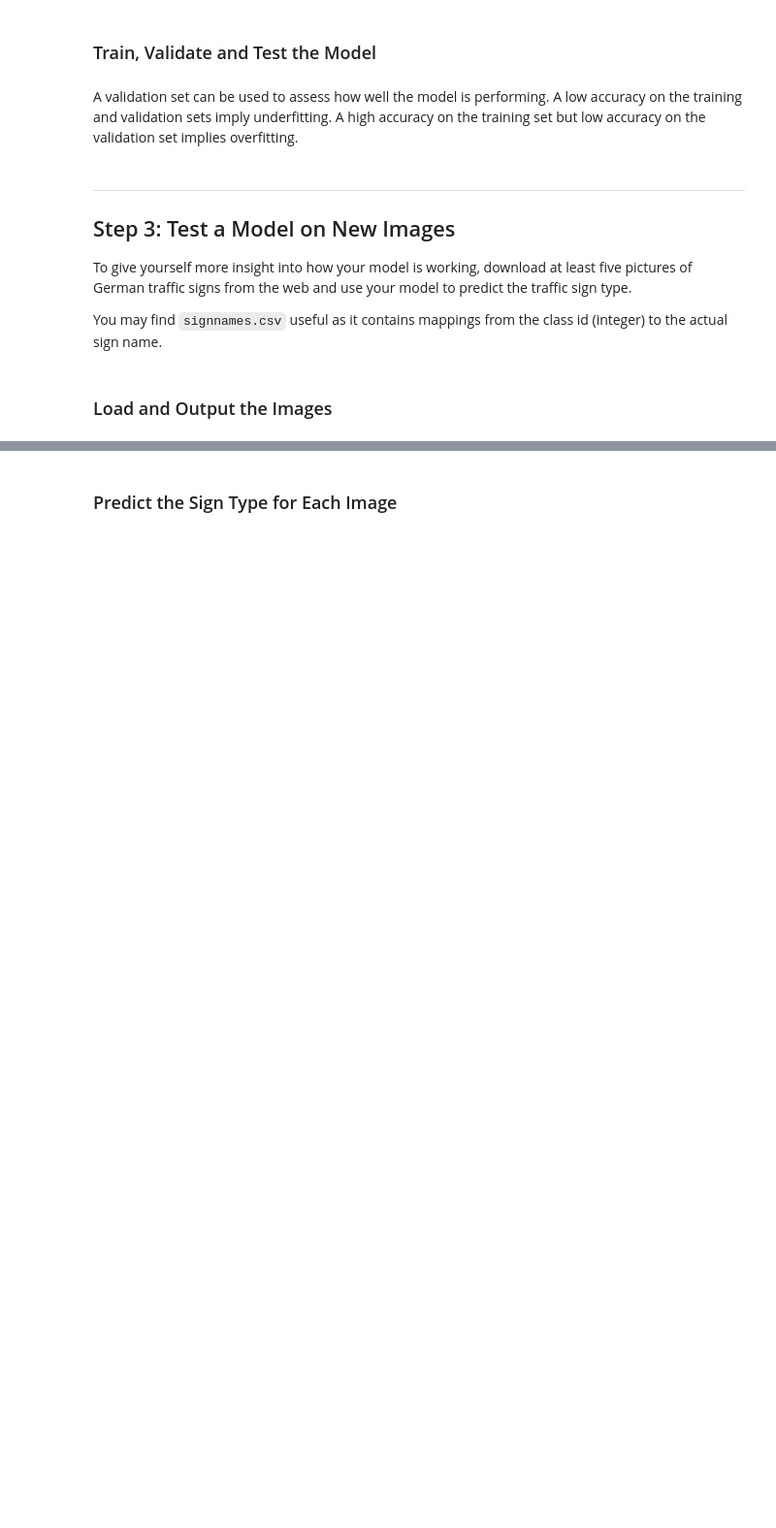
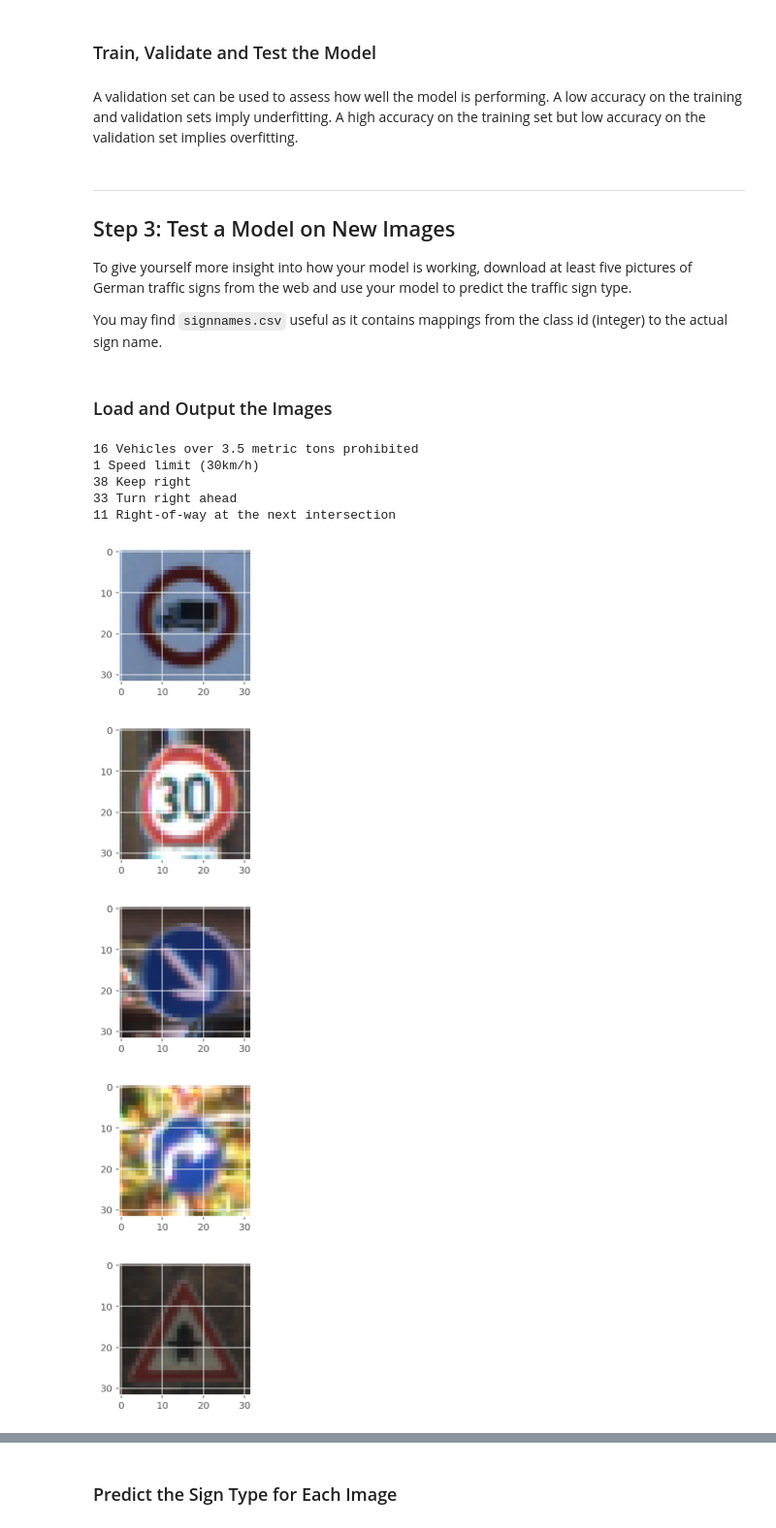
Before and after one commit to mike9251/SDC, a Jupyter notebook: CarND-Traffic-Sign-Classifier-Project-master/Traffic_Sign_Classifier.ipynb, the cells around one changed output, grey strips where cells are left out. Shown at 97% size. Saved outputs shown, nothing was run; the diff lists cells and outputs as text; code cells hidden in the pictures; blank space fills up the shorter version.

```diff
--- a/CarND-Traffic-Sign-Classifier-Project-master/Traffic_Sign_Classifier.ipynb
+++ b/CarND-Traffic-Sign-Classifier-Project-master/Traffic_Sign_Classifier.ipynb
@@ -573,3 +705,32 @@ You may find `signnames.csv` useful as it contains mappings from the class id (i
 # %%
 ### Load the images and plot them here.
 ### Feel free to use as many code cells as needed.
+# %%
+new_imgs = []
+new_target = []
+for i in range(5):
+    new_imgs.append(cv2.resize(plt.imread('C:\\Users\\petrush\\Documents\\Python Scripts\\Project 2\\CarND-Traffic-Sign-Classifier-Project-master\\examples\\' + str(i+1) + '.ppm'), (32, 32)))
+    new_target.append(y_test[i])
+new_imgs = np.asarray(new_imgs)
+# %%
+num_images = len(new_imgs)
+
+for i, image_file in enumerate(new_imgs):
+    plt.figure(figsize=(5*3,1*2.5))
+    plt.subplot(1, 5, i+1)
+    plt.imshow(image_file)
+    print(new_target[i], sign_names[new_target[i]])
+    #plt.xticks([])
+    #plt.yticks([])
+    #plt.show()
+# %% [output]
+16 Vehicles over 3.5 metric tons prohibited
+1 Speed limit (30km/h)
+38 Keep right
+33 Turn right ahead
+11 Right-of-way at the next intersection
+[figure, added]
+[figure, added]
+[figure, added]
+[figure, added]
+[figure, added]
```
Also changed, not shown: parts of 28 cells of this notebook, 10 other files.
